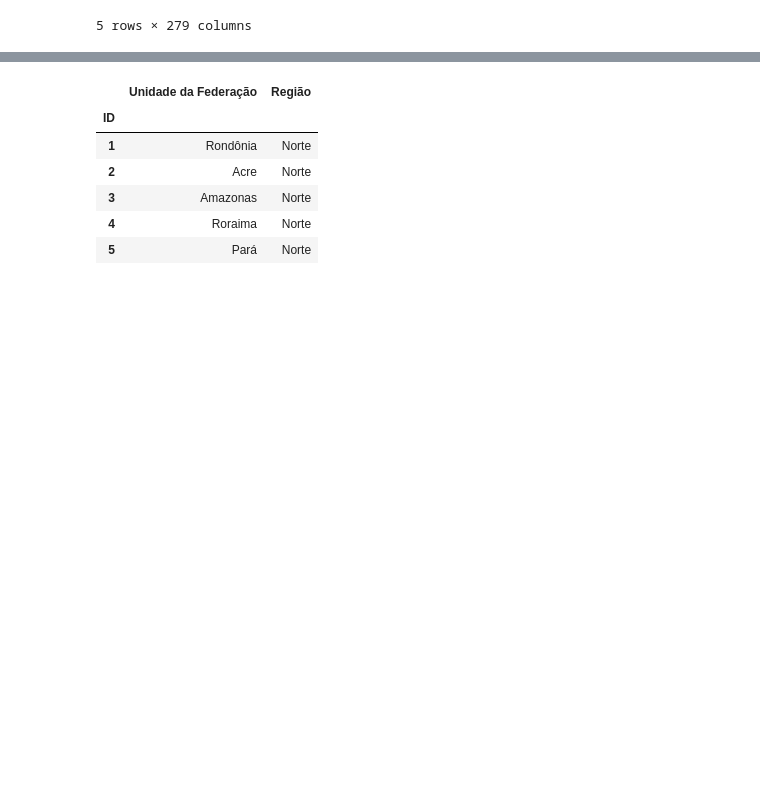
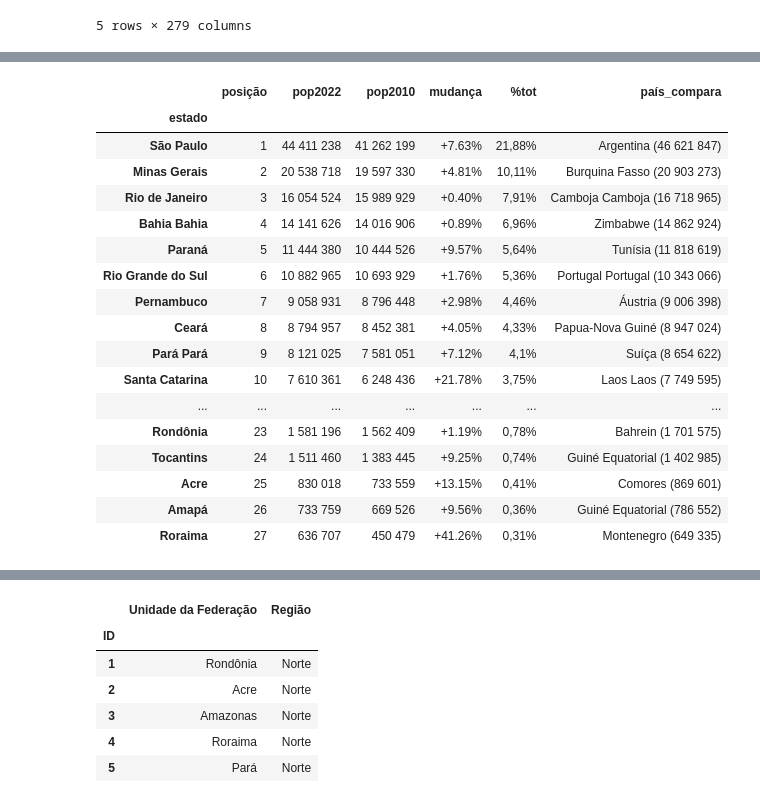
Before and after one commit to guilherme-ivan/prod_hosp, a Jupyter notebook: Notebooks/Alura_Project.ipynb, the cells around one changed output, grey strips where cells are left out. Saved outputs shown, nothing was run; the diff lists cells and outputs as text; code cells hidden in the pictures; blank space fills up the shorter version.

```diff
--- a/Notebooks/Alura_Project.ipynb
+++ b/Notebooks/Alura_Project.ipynb
@@ -54,0 +109,21 @@ df.head()
+# %%
+df_pop
+# %% [output]
+|  | posição | pop2022 | pop2010 | mudança | %tot | país_compara |
+| estado |  |  |  |  |  |  |
+| São Paulo | 1 | 44 411 238 | 41 262 199 | +7.63% | 21,88% | Argentina (46 621 847) |
+| Minas Gerais | 2 | 20 538 718 | 19 597 330 | +4.81% | 10,11% | Burquina Fasso (20 903 273) |
+| Rio de Janeiro | 3 | 16 054 524 | 15 989 929 | +0.40% | 7,91% | Camboja Camboja (16 718 965) |
+| Bahia Bahia | 4 | 14 141 626 | 14 016 906 | +0.89% | 6,96% | Zimbabwe (14 862 924) |
+| Paraná | 5 | 11 444 380 | 10 444 526 | +9.57% | 5,64% | Tunísia (11 818 619) |
+| Rio Grande do Sul | 6 | 10 882 965 | 10 693 929 | +1.76% | 5,36% | Portugal Portugal (10 343 066) |
+| Pernambuco | 7 | 9 058 931 | 8 796 448 | +2.98% | 4,46% | Áustria (9 006 398) |
+| Ceará | 8 | 8 794 957 | 8 452 381 | +4.05% | 4,33% | Papua-Nova Guiné (8 947 024) |
+| Pará Pará | 9 | 8 121 025 | 7 581 051 | +7.12% | 4,1% | Suíça (8 654 622) |
+| Santa Catarina | 10 | 7 610 361 | 6 248 436 | +21.78% | 3,75% | Laos Laos (7 749 595) |
+| ... | ... | ... | ... | ... | ... | ... |
+| Rondônia | 23 | 1 581 196 | 1 562 409 | +1.19% | 0,78% | Bahrein (1 701 575) |
+| Tocantins | 24 | 1 511 460 | 1 383 445 | +9.25% | 0,74% | Guiné Equatorial (1 402 985) |
+| Acre | 25 | 830 018 | 733 559 | +13.15% | 0,41% | Comores (869 601) |
+| Amapá | 26 | 733 759 | 669 526 | +9.56% | 0,36% | Guiné Equatorial (786 552) |
+| Roraima | 27 | 636 707 | 450 479 | +41.26% | 0,31% | Montenegro (649 335) |
```
Also changed, not shown: parts of 6 cells of this notebook.
